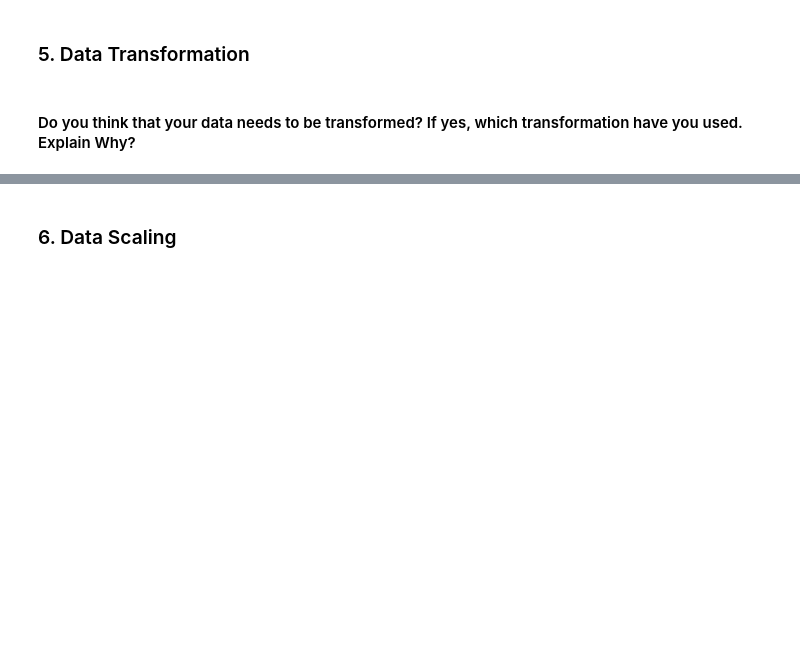
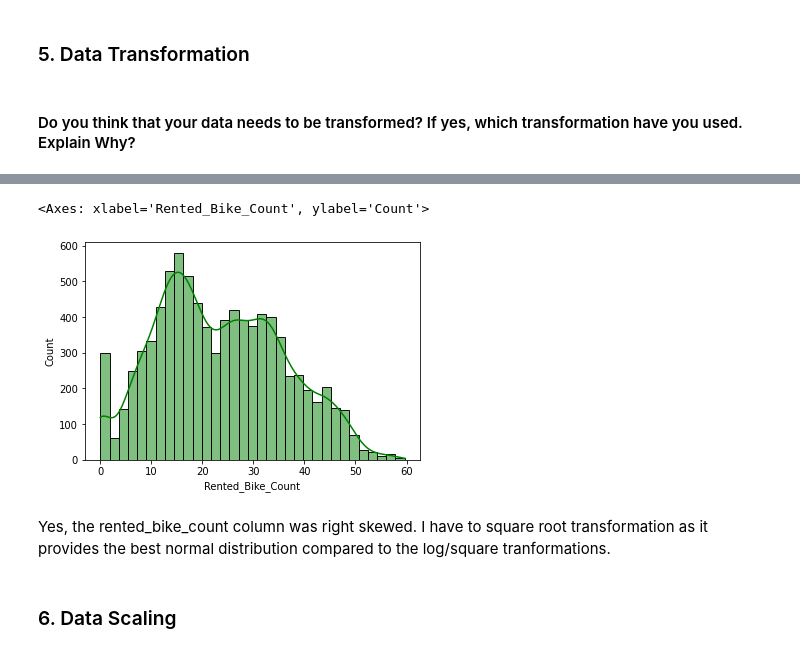
Before and after one commit to mohith-ds8/Seoul-Bike-Sharing-Demand-Prediction, a Jupyter notebook: Seoul_bike_sharing_prediction.ipynb, the cells around one changed output, grey strips where cells are left out. Saved outputs shown, nothing was run; the diff lists cells and outputs as text; code cells hidden in the pictures; blank space fills up the shorter version.

```diff
--- a/Seoul_bike_sharing_prediction.ipynb
+++ b/Seoul_bike_sharing_prediction.ipynb
@@ -1115,2 +1151,9 @@ Name: Rented_Bike_Count, Length: 8760, dtype: float64
+# %%
+sns.histplot(df['Rented_Bike_Count'],kde=True,color='green')
+# %% [output]
+<Axes: xlabel='Rented_Bike_Count', ylabel='Count'>
+[figure, added]
+# %% [markdown]
+Yes, the rented_bike_count column was right skewed. I have to square root transformation as it provides the best normal distribution compared to the log/square tranformations.
 # %% [markdown]
 ### 6. Data Scaling
```
Also changed, not shown: parts of 87 cells of this notebook.
